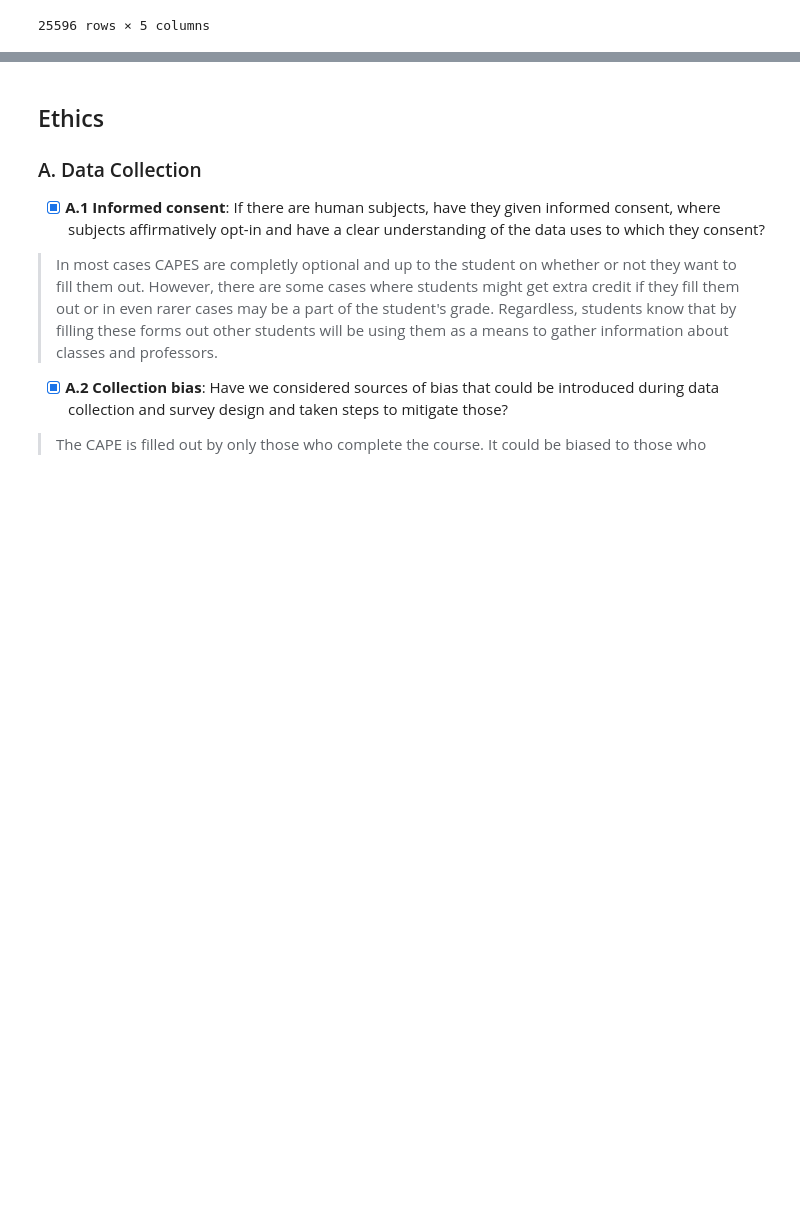
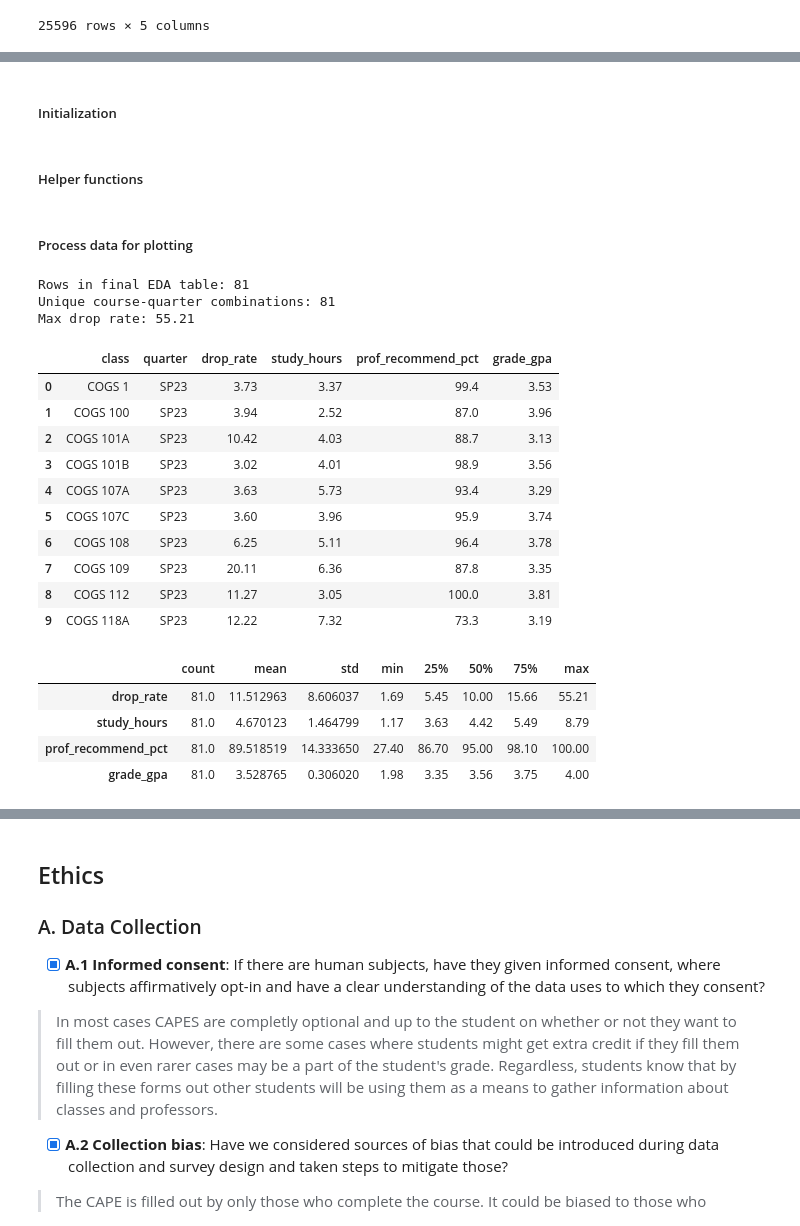
Before and after one commit to kaffa101/Group040_WI26, a Jupyter notebook: 02-EDACheckpoint.ipynb, the cells around one changed output, grey strips where cells are left out. Drawn from its saved outputs; the diff is of its cells as text; code cells hidden in the pictures; blank space fills up the shorter version.

```diff
--- a/02-EDACheckpoint.ipynb
+++ b/02-EDACheckpoint.ipynb
@@ -315,0 +325,2 @@ Some more words and stuff.  Remember notebooks work best if you interleave the c
+# %% [markdown]
+##### Initialization
@@ -315,0 +339,2 @@ Some more words and stuff.  Remember notebooks work best if you interleave the c
+# %% [markdown]
+##### Helper functions
@@ -315,0 +387,49 @@ Some more words and stuff.  Remember notebooks work best if you interleave the c
+# %% [markdown]
+##### Process data for plotting
+# %%
+enroll['time'] = pd.to_datetime(enroll['time'])
+enroll = enroll.sort_values(['class', 'quarter', 'time']).copy()
+
+drop_df = (
+    enroll.groupby(['class', 'quarter'])
+    .apply(compute_drop_metrics, include_groups=False)
+    .reset_index()
+)
+
+capes = capes.copy()
+capes['class'] = capes['Course'].apply(extract_class_name)
+capes['quarter'] = capes['Quarter'].astype(str).str.strip().str.upper()
+capes['prof_recommend_pct'] = capes['Percentage Recommended Professor'].apply(parse_percentage)
+capes['grade_gpa'] = capes['Average Grade Received'].apply(parse_gpa)
+capes['study_hours'] = pd.to_numeric(capes['Study Hours per Week'], errors='coerce')
+
+eda_df = capes.merge(drop_df, on=['class', 'quarter'], how='inner')
+analysis_cols = ['drop_rate', 'study_hours', 'prof_recommend_pct', 'grade_gpa']
+eda_df = eda_df.dropna(subset=analysis_cols).copy()
+
+print('Rows in final EDA table:', len(eda_df))
+print('Unique course-quarter combinations:', eda_df[['class', 'quarter']].drop_duplicates().shape[0])
+print('Max drop rate:', eda_df['drop_rate'].max())
+display(eda_df[['class', 'quarter'] + analysis_cols].head(10))
+display(eda_df[analysis_cols].describe().T)
+display(eda_df.head())
+# %% [output]
+Rows in final EDA table: 81
+Unique course-quarter combinations: 81
+Max drop rate: 55.21
+|  | class | quarter | drop_rate | study_hours | prof_recommend_pct | grade_gpa |
+| 0 | COGS 1 | SP23 | 3.73 | 3.37 | 99.4 | 3.53 |
+| 1 | COGS 100 | SP23 | 3.94 | 2.52 | 87.0 | 3.96 |
+| 2 | COGS 101A | SP23 | 10.42 | 4.03 | 88.7 | 3.13 |
+| 3 | COGS 101B | SP23 | 3.02 | 4.01 | 98.9 | 3.56 |
+| 4 | COGS 107A | SP23 | 3.63 | 5.73 | 93.4 | 3.29 |
+| 5 | COGS 107C | SP23 | 3.60 | 3.96 | 95.9 | 3.74 |
+| 6 | COGS 108 | SP23 | 6.25 | 5.11 | 96.4 | 3.78 |
+| 7 | COGS 109 | SP23 | 20.11 | 6.36 | 87.8 | 3.35 |
+| 8 | COGS 112 | SP23 | 11.27 | 3.05 | 100.0 | 3.81 |
+| 9 | COGS 118A | SP23 | 12.22 | 7.32 | 73.3 | 3.19 |
+|  | count | mean | std | min | 25% | 50% | 75% | max |
+| drop_rate | 81.0 | 11.512963 | 8.606037 | 1.69 | 5.45 | 10.00 | 15.66 | 55.21 |
+| study_hours | 81.0 | 4.670123 | 1.464799 | 1.17 | 3.63 | 4.42 | 5.49 | 8.79 |
+| prof_recommend_pct | 81.0 | 89.518519 | 14.333650 | 27.40 | 86.70 | 95.00 | 98.10 | 100.00 |
+| grade_gpa | 81.0 | 3.528765 | 0.306020 | 1.98 | 3.35 | 3.56 | 3.75 | 4.00 |
```
Also changed, not shown: parts of 25 cells of this notebook, 2 other files.
